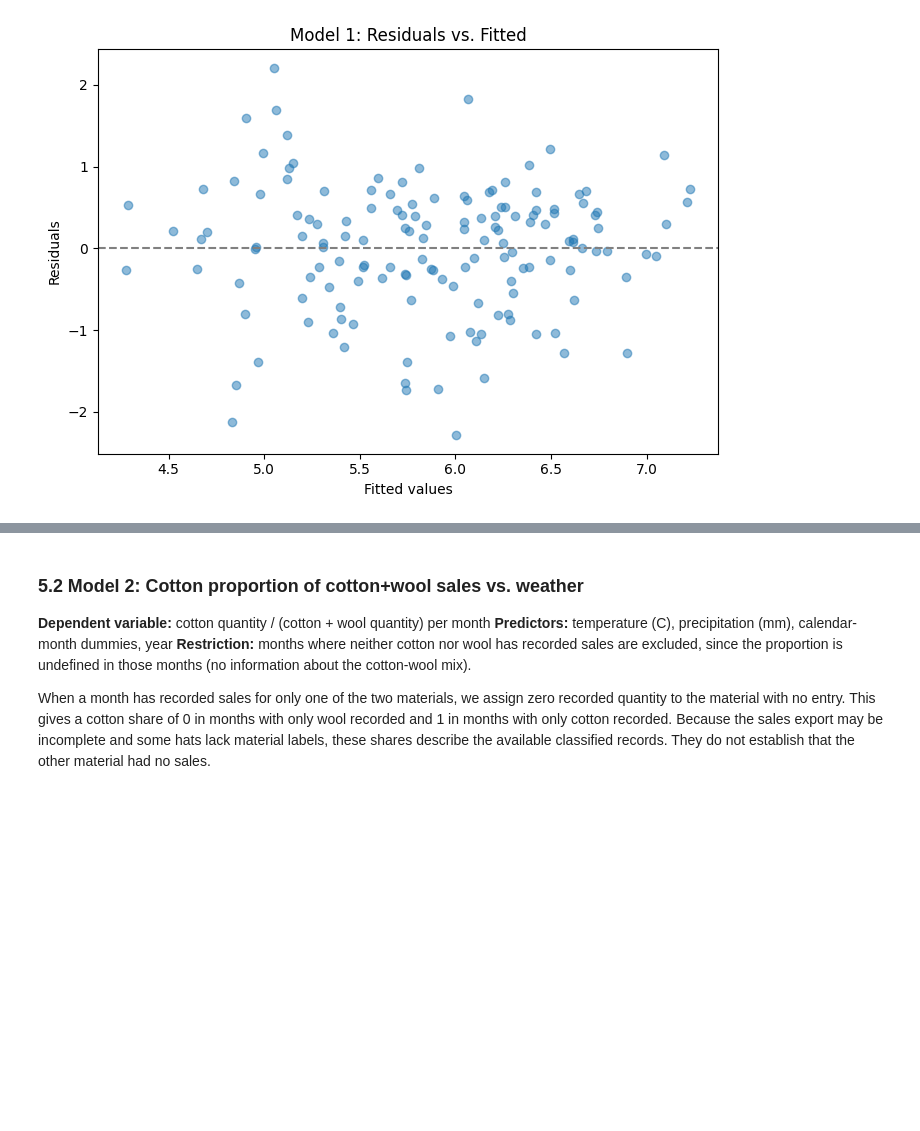
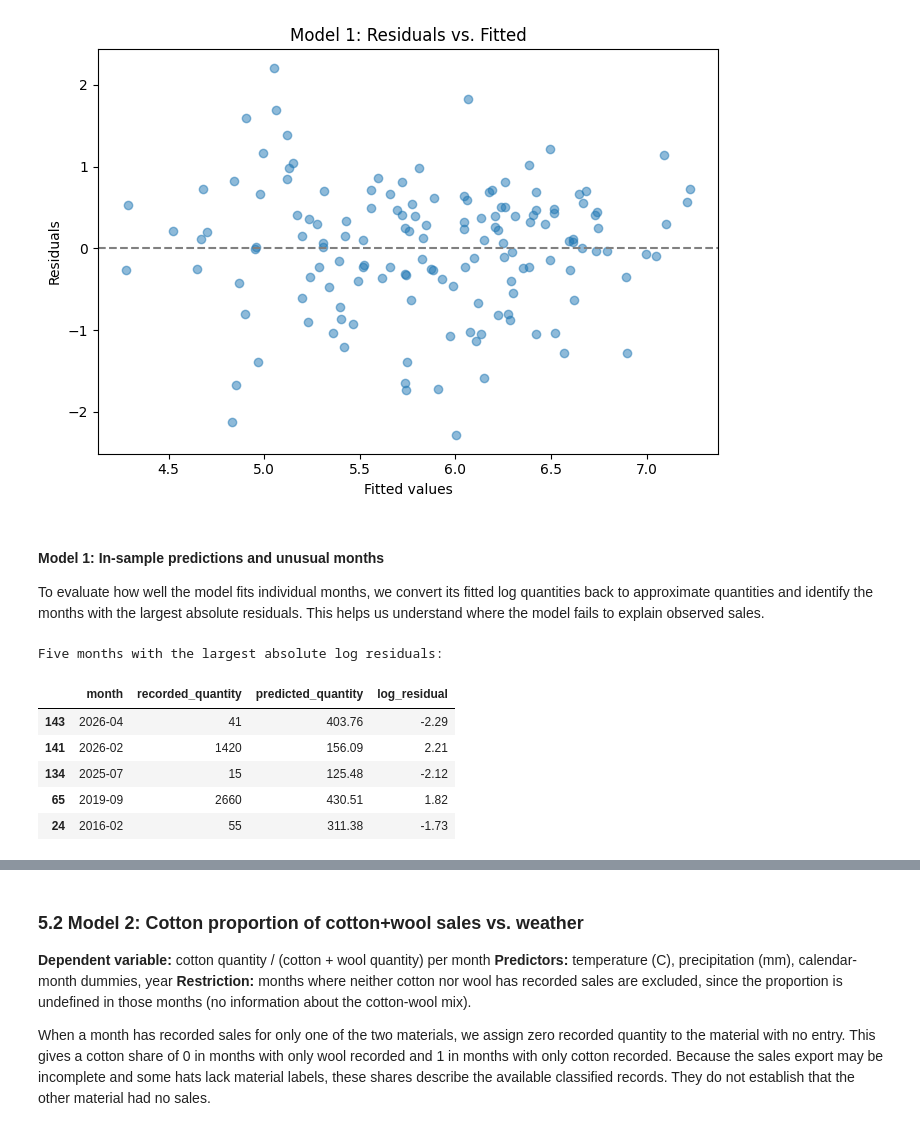
Before and after one commit to bobbybotbop/INFO2950, a Jupyter notebook: phase3.ipynb, the cells around one changed output, grey strips where cells are left out. Cells and saved outputs as stored; diff of their text form; code cells hidden in the pictures; blank space fills up the shorter version.

```diff
--- a/phase3.ipynb
+++ b/phase3.ipynb
@@ -343,3 +358,39 @@ plt.tight_layout()
 plt.show()
 # %% [output]
 [figure]
+# %% [markdown]
+#### Model 1: In-sample predictions and unusual months
+
+To evaluate how well the model fits individual months, we convert its fitted log quantities back to approximate quantities and identify the months with the largest absolute residuals. This helps us understand where the model fails to explain observed sales.
+# %%
+# Compare actual and fitted monthly quantities.
+model1_diagnostics = model1_data[['month', 'recorded_quantity']].copy()
+
+# Convert fitted log quantities back to approximate quantities.
+model1_diagnostics['predicted_quantity'] = np.exp(model1.fittedvalues)
+
+# Identify months with the largest prediction errors.
+model1_diagnostics['log_residual'] = model1.resid
+model1_diagnostics['absolute_residual'] = model1.resid.abs()
+
+model1_diagnostics['month'] = (
+    model1_diagnostics['month'].dt.strftime('%Y-%m')
+)
+
+print('Five months with the largest absolute log residuals:')
+
+display(
+    model1_diagnostics
+    .sort_values('absolute_residual', ascending=False)
+    [['month', 'recorded_quantity', 'predicted_quantity', 'log_residual']]
+    .head(5)
+    .round(2)
+)
+# %% [output]
+Five months with the largest absolute log residuals:
+|  | month | recorded_quantity | predicted_quantity | log_residual |
+| 143 | 2026-04 | 41 | 403.76 | -2.29 |
+| 141 | 2026-02 | 1420 | 156.09 | 2.21 |
+| 134 | 2025-07 | 15 | 125.48 | -2.12 |
+| 65 | 2019-09 | 2660 | 430.51 | 1.82 |
+| 24 | 2016-02 | 55 | 311.38 | -1.73 |
```
Also changed, not shown: parts of 10 cells of this notebook, 1 other file.
